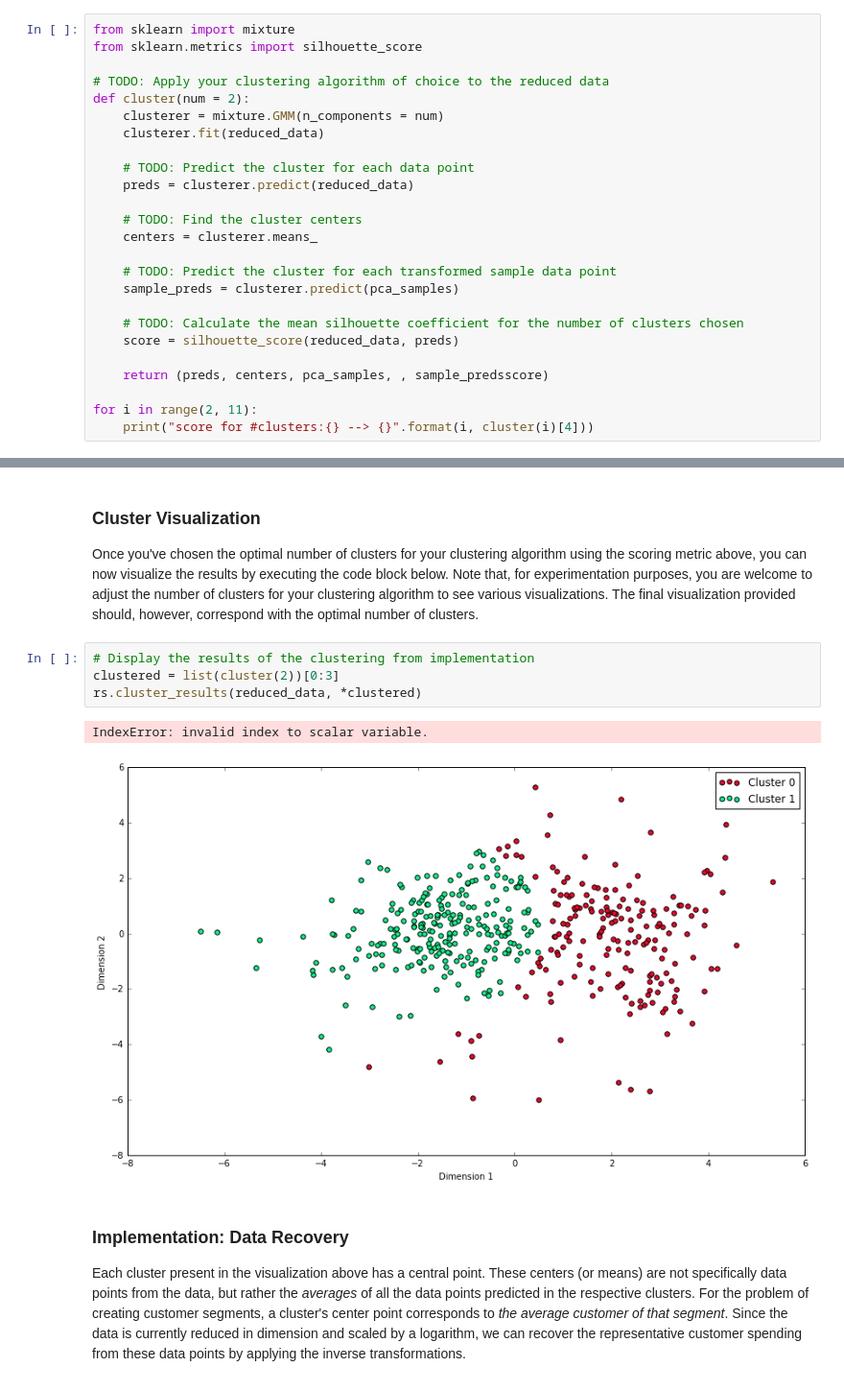
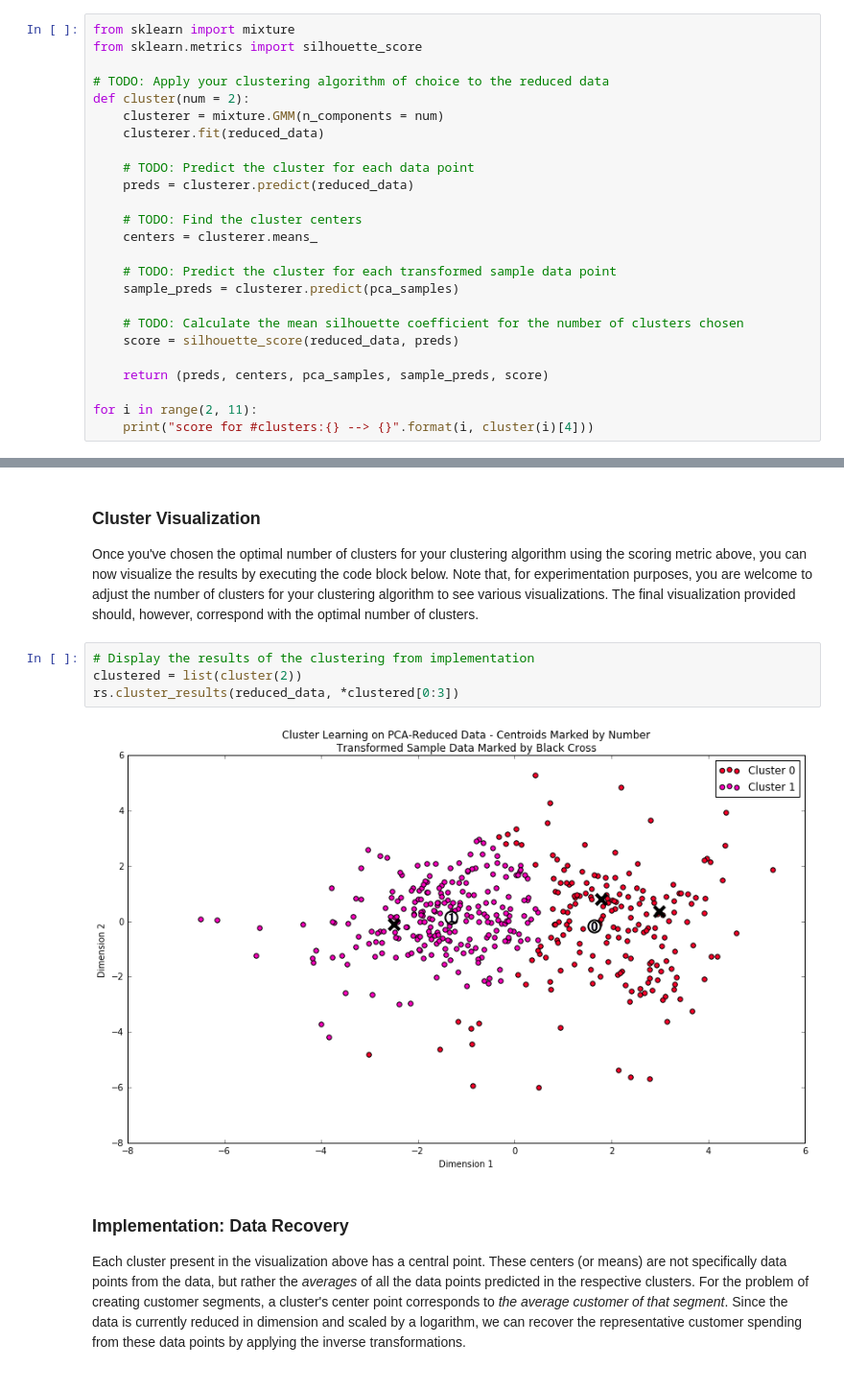
Before and after one commit to ruimaranhao/MLND, a Jupyter notebook: P3/creating_customer_segments/customer_segments.ipynb, the cells around one changed output, grey strips where cells are left out. Shown at 96% size. Saved outputs shown, nothing was run; the diff lists cells and outputs as text.

```diff
--- a/P3/creating_customer_segments/customer_segments.ipynb
+++ b/P3/creating_customer_segments/customer_segments.ipynb
@@ -433,7 +433,7 @@ def cluster(num = 2):
     # TODO: Calculate the mean silhouette coefficient for the number of clusters chosen
     score = silhouette_score(reduced_data, preds)
 
-    return (preds, centers, pca_samples, , sample_predsscore)
+    return (preds, centers, pca_samples, sample_preds, score)
 
 for i in range(2, 11):
     print("score for #clusters:{} --> {}".format(i, cluster(i)[4]))
@@ -459,11 +459,10 @@ See the scores above for number of clusters ranging from 2 to 10. The best shilh
 Once you've chosen the optimal number of clusters for your clustering algorithm using the scoring metric above, you can now visualize the results by executing the code block below. Note that, for experimentation purposes, you are welcome to adjust the number of clusters for your clustering algorithm to see various visualizations. The final visualization provided should, however, correspond with the optimal number of clusters.
 # %%
 # Display the results of the clustering from implementation
-clustered = list(cluster(2))[0:3]
-rs.cluster_results(reduced_data, *clustered)
+clustered = list(cluster(2))
+rs.cluster_results(reduced_data, *clustered[0:3])
 # %% [output]
-IndexError: invalid index to scalar variable.
-[figure, old version]
+[figure, new version]
 # %% [markdown]
 ### Implementation: Data Recovery
 Each cluster present in the visualization above has a central point. These centers (or means) are not specifically data points from the data, but rather the *averages* of all the data points predicted in the respective clusters. For the problem of creating customer segments, a cluster's center point corresponds to *the average customer of that segment*. Since the data is currently reduced in dimension and scaled by a logarithm, we can recover the representative customer spending from these data points by applying the inverse transformations.
```
Also changed, not shown: parts of 6 cells of this notebook, 1 other file.
